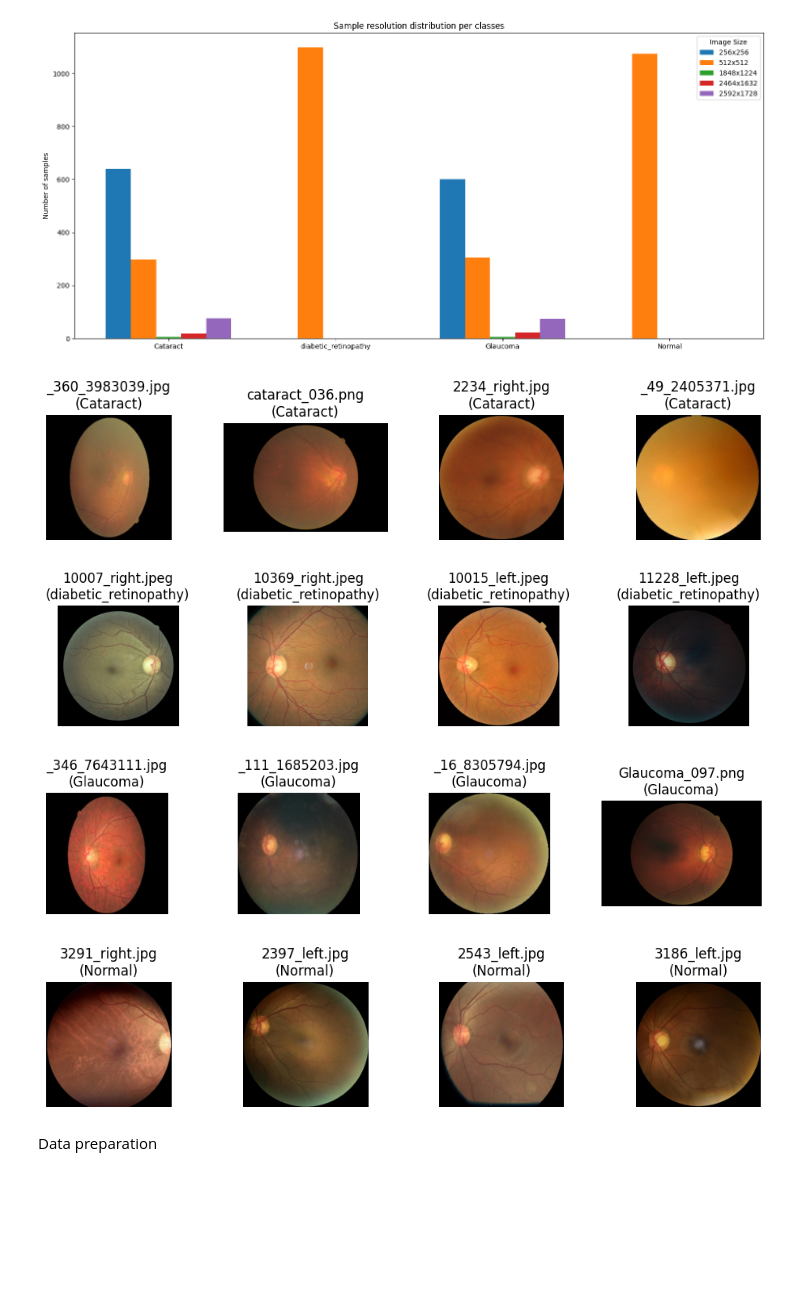
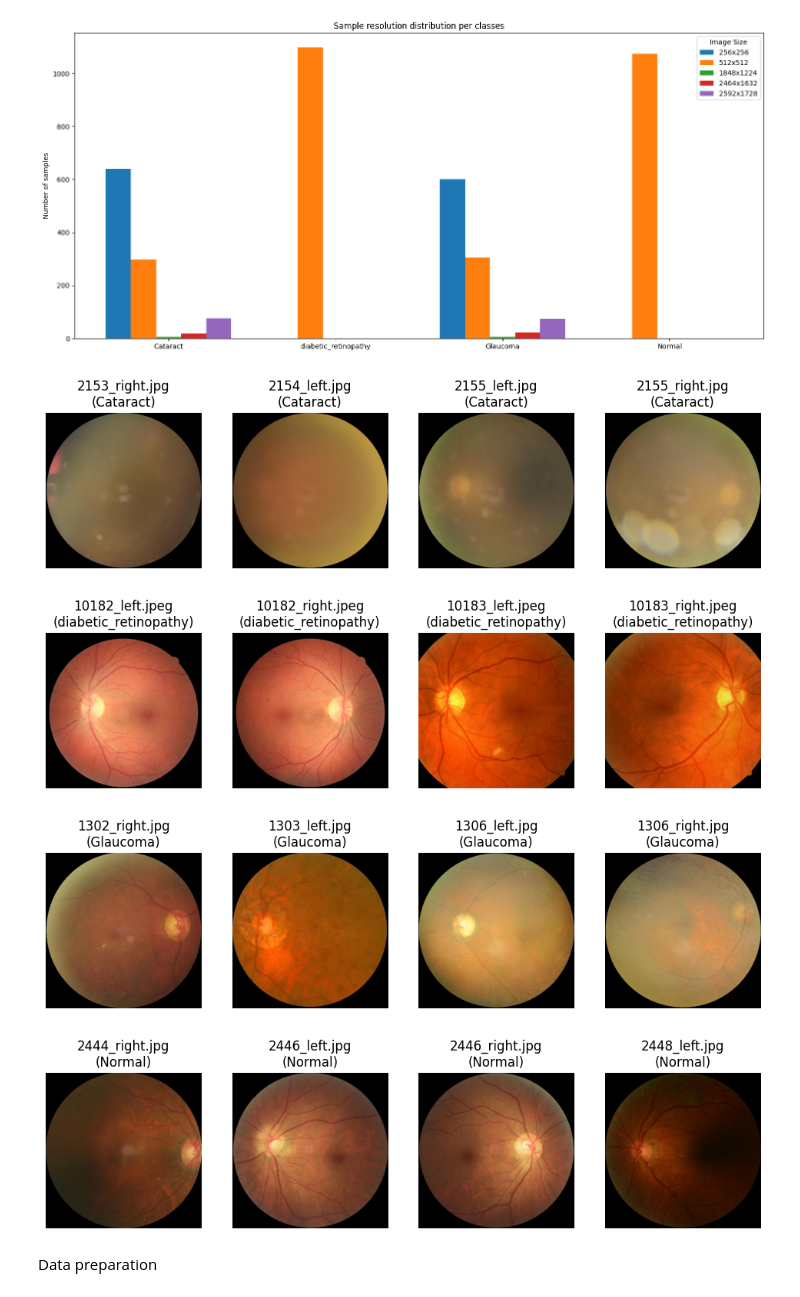
Before and after one commit to ismaelabdulkareem/Funduscopy, a Jupyter notebook: Pre_processing.ipynb, the cells around one changed output. Drawn from its saved outputs; the diff is of its cells as text; code cells hidden in the pictures; blank space fills up the shorter version.

```diff
--- a/Pre_processing.ipynb
+++ b/Pre_processing.ipynb
@@ -253,40 +268,39 @@ dataset_size_analysis(dataset_path)
 # %% [output]
 [figure]
 # %%
-# Preview samples
-
-def random_photos_from_folders(base_folder):
+def preview_photos_from_folders(base_folder, start_index=100, num_images=4):
     # Walk through all directories and files in the base_folder
     for root, dirs, files in os.walk(base_folder):
         # Filter to get only files that are images
         images = [file for file in files if file.lower().endswith(('.png', '.jpg', '.jpeg'))]
 
-        if len(images) >= 4:  # Ensure there are at least 4 images
-            selected_images = random.sample(images, 4)  # Randomly select 4 images
+        # Check if there are enough images to display starting from start_index
+        if len(images) > start_index:
+            # Select 4 images starting from start_index
+            selected_images = images[start_index:start_index + num_images]
 
             # Display selected images
-            fig, axs = plt.subplots(1, 4, figsize=(12, 2))  # Create a 1x4 grid of plots
+            fig, axs = plt.subplots(1, num_images, figsize=(12, 3))  # Create a 1xN grid of plots
             for idx, img_name in enumerate(selected_images):
                 img_path = os.path.join(root, img_name)
                 img = Image.open(img_path)
                 axs[idx].imshow(img)
                 axs[idx].axis('off')  # Hide axes
 
                 # Extract sub-folder name from the root path
                 subfolder_name = os.path.basename(root)
                 # Set the title to include image name and sub-folder name
                 axs[idx].set_title(f"{img_name}\n({subfolder_name})")
 
             plt.show()
 
 # Path to the folder containing sub-folders with images
-
-random_photos_from_folders(dataset_path)
+preview_photos_from_folders(dataset_path, start_index=120, num_images=4)
 # %% [output]
-[figure, old version]
+[figure, new version]
-[figure, old version]
+[figure, new version]
-[figure, old version]
+[figure, new version]
-[figure, old version]
+[figure, new version]
 # %% [markdown]
 Data preparation
 # %%
```
Also changed, not shown: parts of 21 cells of this notebook.
